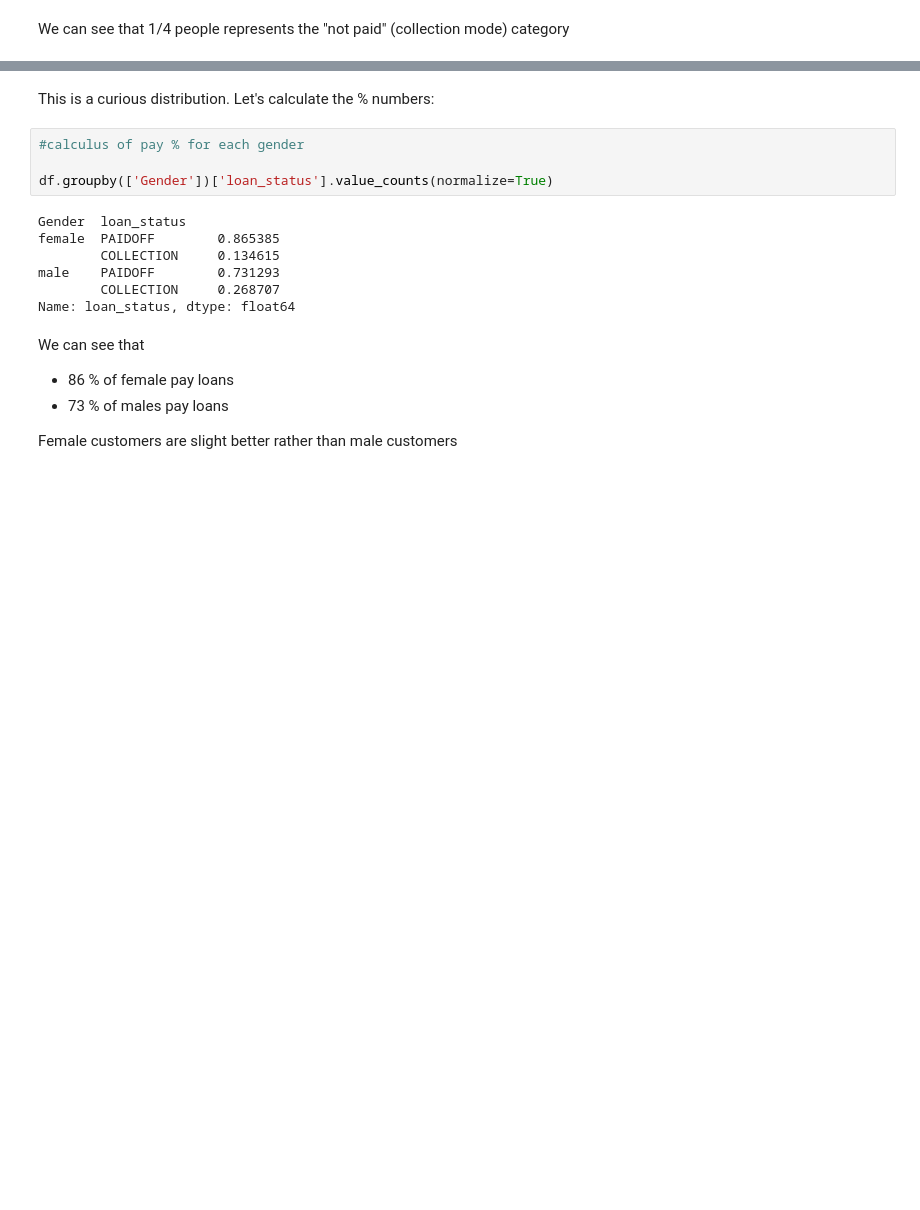
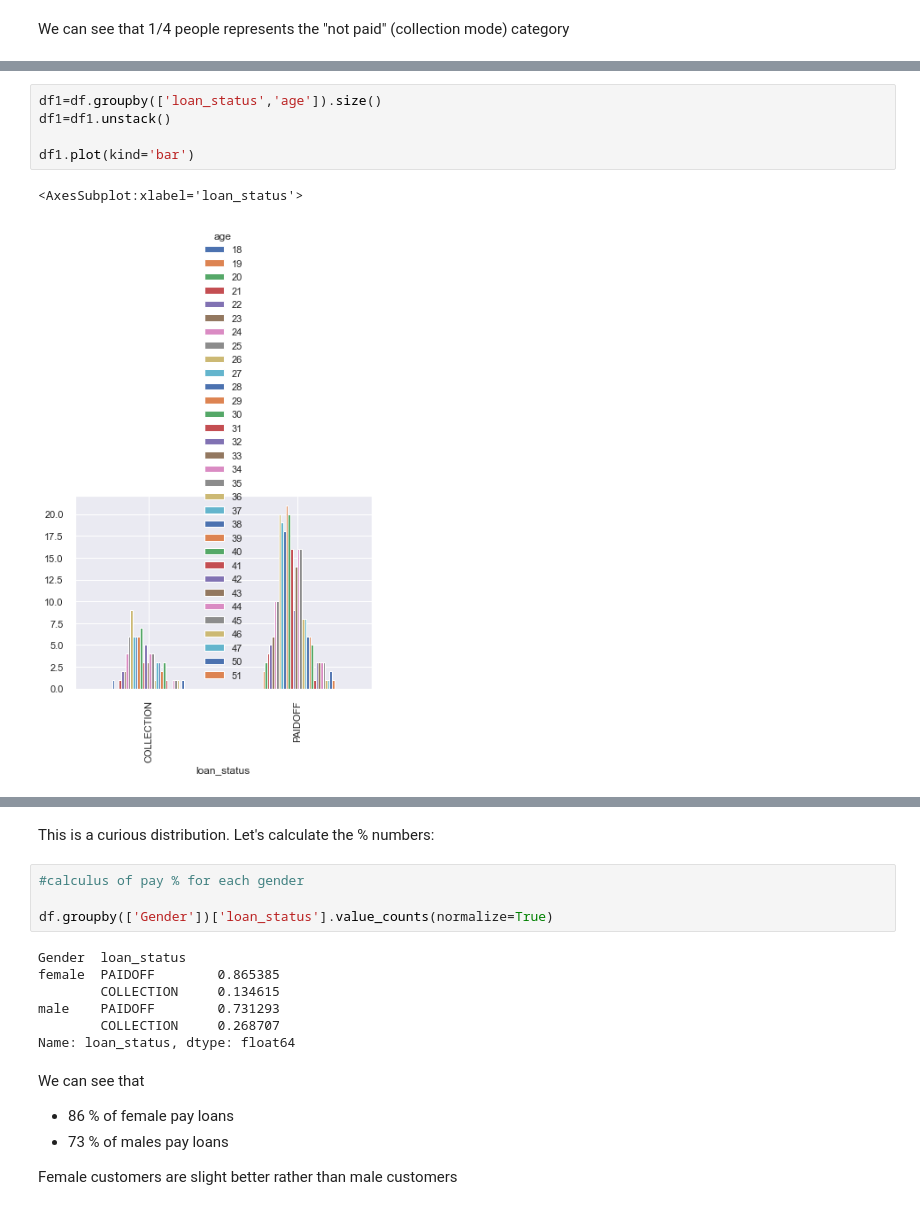
Before and after one commit to FrancescoCrovella/MachineLearning, a Jupyter notebook: MachineLearning_LoansPayment.ipynb, the cells around one changed output, grey strips where cells are left out. Cells and saved outputs as stored; diff of their text form; blank space fills up the shorter version.

```diff
--- a/MachineLearning_LoansPayment.ipynb
+++ b/MachineLearning_LoansPayment.ipynb
@@ -186,0 +275,8 @@ We can see that 1/4 people represents the "not paid" (collection mode) category
+# %%
+df1=df.groupby(['loan_status','age']).size()
+df1=df1.unstack()
+
+df1.plot(kind='bar')
+# %% [output]
+<AxesSubplot:xlabel='loan_status'>
+[figure, added]
```
Also changed, not shown: parts of 23 cells of this notebook.
